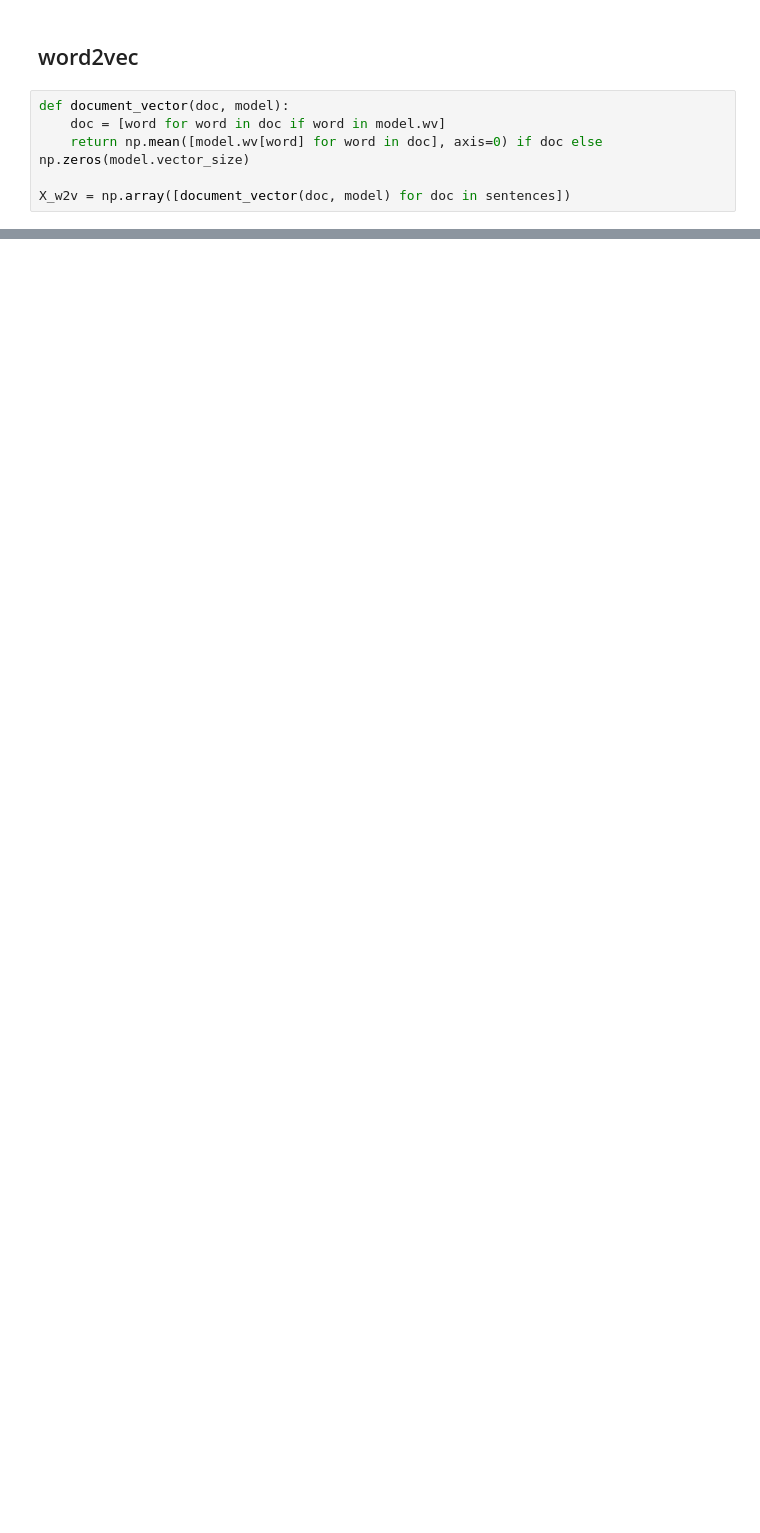
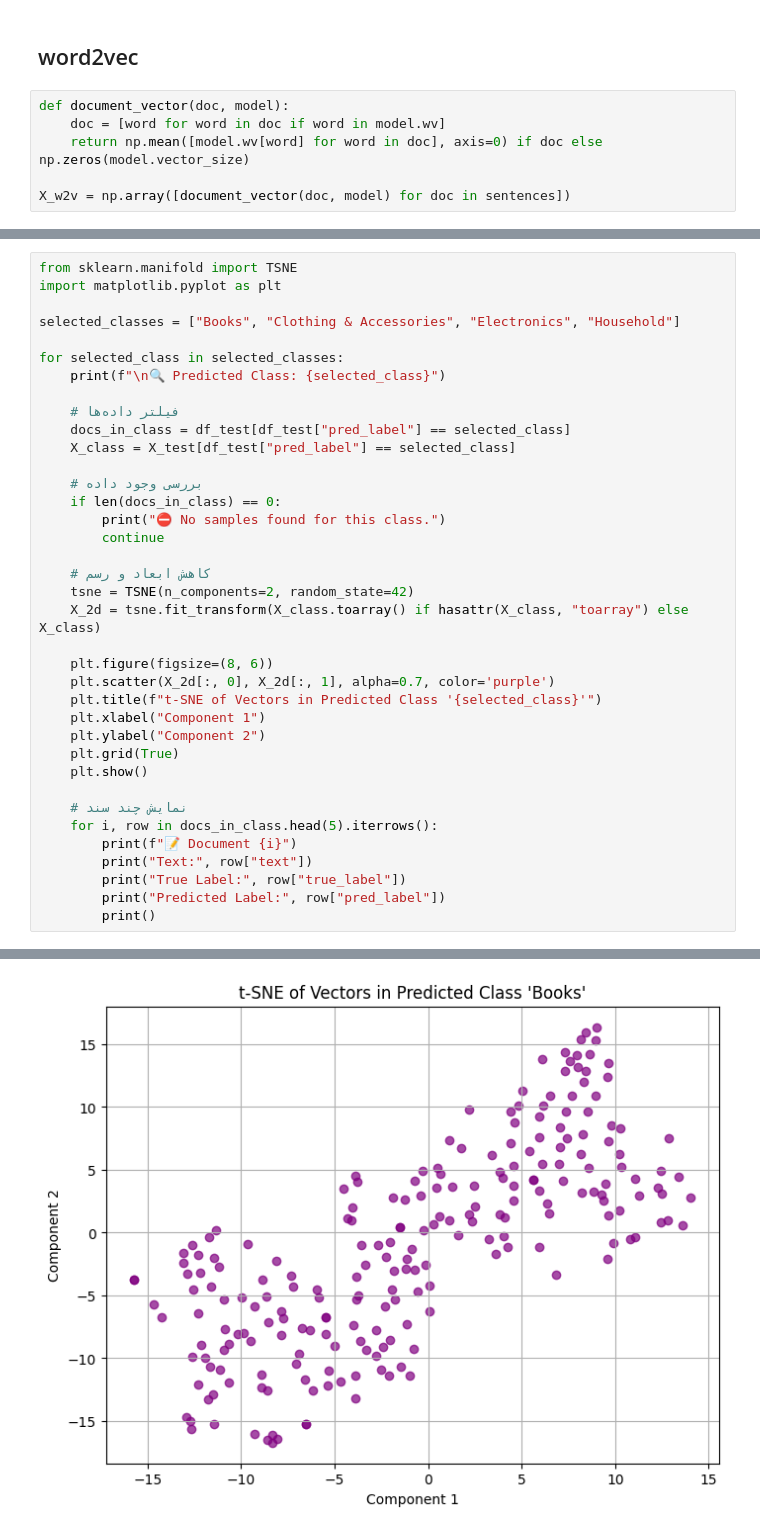
Before and after one commit to MinaJmsh/NLP, a Jupyter notebook: NLP.ipynb, the cells around one changed output, grey strips where cells are left out. Saved outputs shown, nothing was run; the diff lists cells and outputs as text; blank space fills up the shorter version.

```diff
--- a/NLP.ipynb
+++ b/NLP.ipynb
@@ -464,0 +592,38 @@ plt.show()
+# %%
+from sklearn.manifold import TSNE
+import matplotlib.pyplot as plt
+
+selected_classes = ["Books", "Clothing & Accessories", "Electronics", "Household"]
+
+for selected_class in selected_classes:
+    print(f"\n🔍 Predicted Class: {selected_class}")
+
+    # فیلتر داده‌ها
+    docs_in_class = df_test[df_test["pred_label"] == selected_class]
+    X_class = X_test[df_test["pred_label"] == selected_class]
+
+    # بررسی وجود داده
+    if len(docs_in_class) == 0:
+        print("⛔ No samples found for this class.")
+        continue
+
+    # کاهش ابعاد و رسم
+    tsne = TSNE(n_components=2, random_state=42)
+    X_2d = tsne.fit_transform(X_class.toarray() if hasattr(X_class, "toarray") else X_class)
+
+    plt.figure(figsize=(8, 6))
+    plt.scatter(X_2d[:, 0], X_2d[:, 1], alpha=0.7, color='purple')
+    plt.title(f"t-SNE of Vectors in Predicted Class '{selected_class}'")
+    plt.xlabel("Component 1")
+    plt.ylabel("Component 2")
+    plt.grid(True)
+    plt.show()
+
+    # نمایش چند سند
+    for i, row in docs_in_class.head(5).iterrows():
+        print(f"📝 Document {i}")
+        print("Text:", row["text"])
+        print("True Label:", row["true_label"])
+        print("Predicted Label:", row["pred_label"])
+        print()
+# %% [output]
@@ -464,0 +631 @@ plt.show()
+[figure, added]
```
Also changed, not shown: parts of 8 cells of this notebook.
